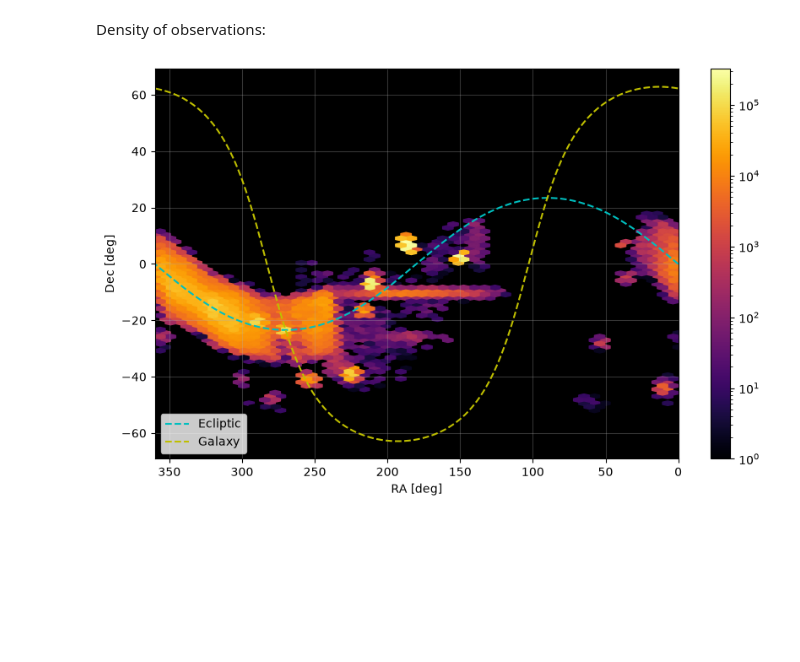
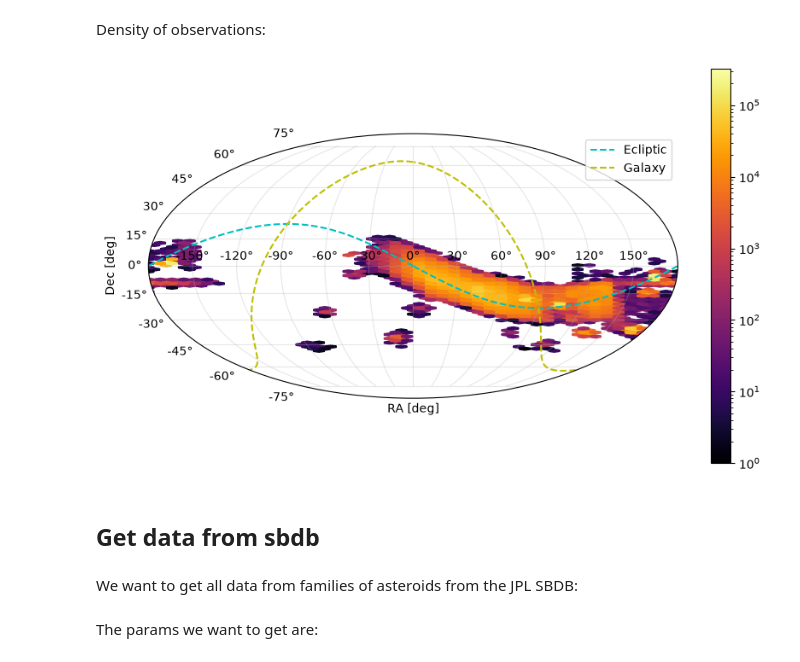
Before and after one commit to bernardinelli/medellin_workshop_solarsystem, a Jupyter notebook: zuluaga_dev/dev_data.ipynb, the cells around one changed output. Saved outputs shown, nothing was run; the diff lists cells and outputs as text; code cells hidden in the pictures; blank space fills up the shorter version.

```diff
--- a/zuluaga_dev/dev_data.ipynb
+++ b/zuluaga_dev/dev_data.ipynb
@@ -90,19 +95,23 @@ fig.savefig(fig_dir + 'scatter-observations.png')
 # %% [markdown]
 Density of observations:
-# %%
-fig, ax = plt.subplots(1, 1, figsize=(10, 6))
-ax.set_facecolor('k')
-hb = ax.hexbin(df_sel['ra'], df_sel['dec'], gridsize=50, bins='log', cmap='inferno')
-fig.colorbar(hb)
-
-ax.plot(ecl_coords[0], ecl_coords[1],'c--',label='Ecliptic')
-ax.plot(gal_coords[0], gal_coords[1],'y--',label='Galaxy')
-ax.legend()
-
-ax.set_xlabel('RA [deg]')
-ax.set_ylabel('Dec [deg]')
-ax.set_xlim(360,0)
-ax.grid(alpha=0.3)
-fig.savefig(fig_dir + 'hexbin-observations.png')
-# %% [output]
-[figure, removed]
+# %%
+fig = plt.figure(figsize=(10, 6))
+ax = fig.add_subplot(projection='mollweide')
+
+hb = ax.hexbin(f2m(df_sel['ra'])*DEG, df_sel['dec']*DEG, gridsize=50, bins='log', cmap='inferno')
+fig.colorbar(hb)
+
+ax.plot(*split_mollweide(ecl_coords[0], ecl_coords[1]), 'c--', label='Ecliptic')
+ax.plot(*split_mollweide(gal_coords[0], gal_coords[1]), 'y--', label='Galaxy')
+ax.legend()
+
+ax.set_xlabel('RA [deg]')
+ax.set_ylabel('Dec [deg]')
+ax.grid(alpha=0.3)
+fig.savefig(fig_dir + 'hexbin-observations-map.png')
+# %% [output]
+[figure, added]
+# %% [markdown]
+## Get data from sbdb
+# %% [markdown]
+We want to get all data from families of asteroids from the JPL SBDB:
@@ -108,0 +120,2 @@ fig.savefig(fig_dir + 'hexbin-observations.png')
+# %% [markdown]
+The params we want to get are:
```
Also changed, not shown: parts of 7 cells of this notebook, 23 other files.
